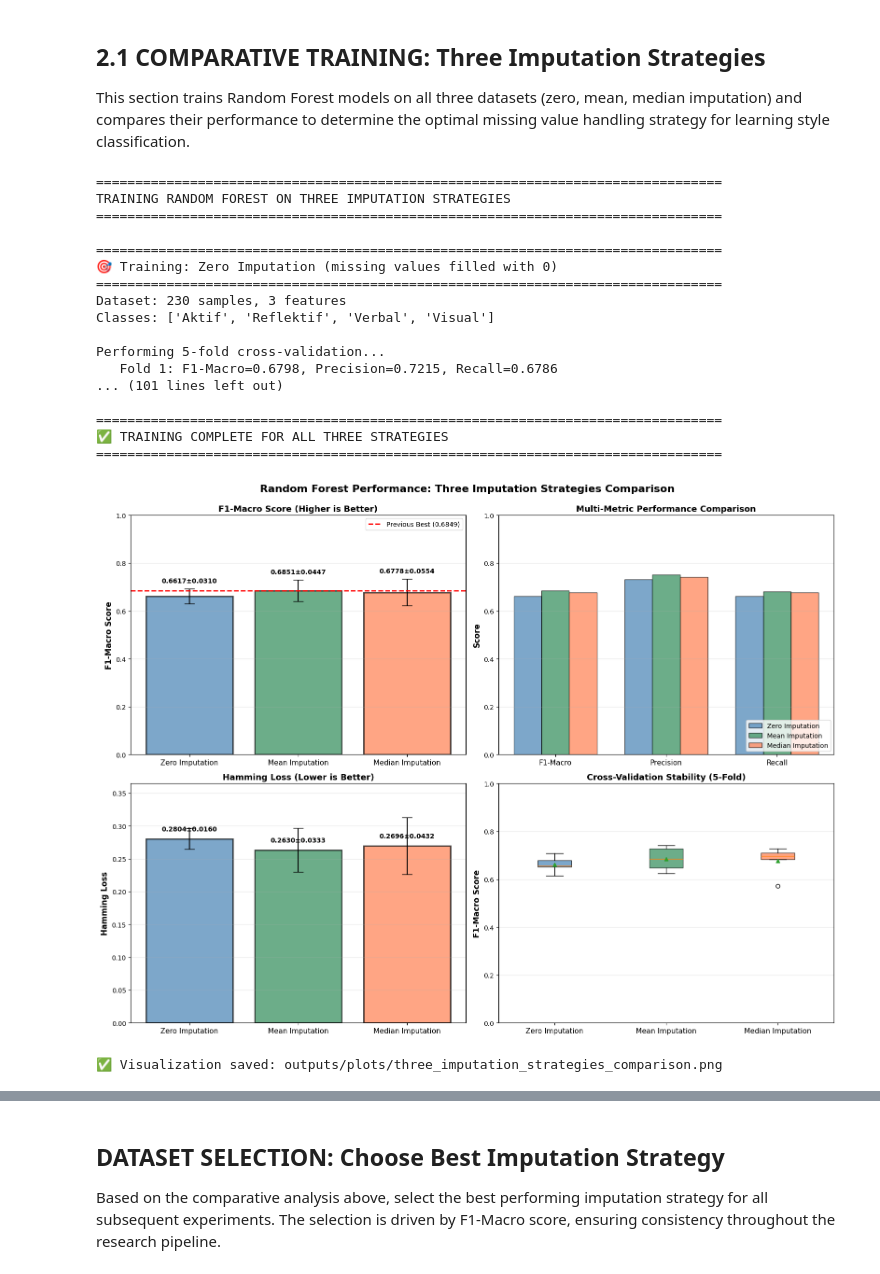
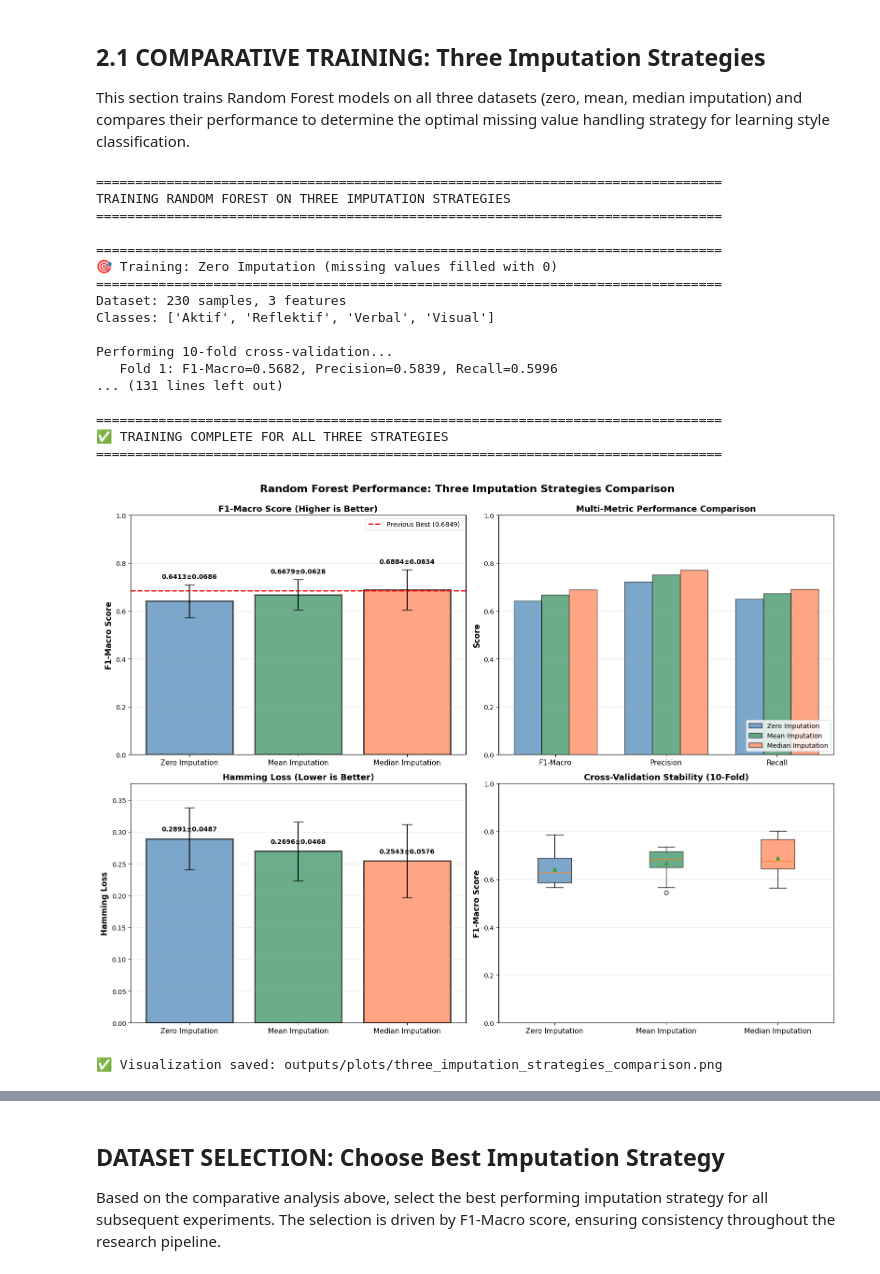
Before and after one commit to prasetyodidi/strudent-learning-activity-fslsm-classification, a Jupyter notebook: multi-label-classification-research-review.ipynb, the cells around one changed output, grey strips where cells are left out. Saved outputs shown, nothing was run; the diff lists cells and outputs as text; code cells hidden in the pictures.

```diff
--- a/multi-label-classification-research-review.ipynb
+++ b/multi-label-classification-research-review.ipynb
@@ -315,7 +315,7 @@ rf_params = {
 }
 
 # Cross-validation setup
-cv_splits = 5
+cv_splits = 10
 
 for strategy, data in datasets_dict.items():
     print(f"\n{'='*80}")
@@ -415,9 +415,9 @@ TRAINING RANDOM FOREST ON THREE IMPUTATION STRATEGIES
 Dataset: 230 samples, 3 features
 Classes: ['Aktif', 'Reflektif', 'Verbal', 'Visual']
 
-Performing 5-fold cross-validation...
-   Fold 1: F1-Macro=0.6798, Precision=0.7215, Recall=0.6786
-... (101 lines left out)
+Performing 10-fold cross-validation...
+   Fold 1: F1-Macro=0.5682, Precision=0.5839, Recall=0.5996
+... (131 lines left out)
 
 ================================================================================
 ✅ TRAINING COMPLETE FOR ALL THREE STRATEGIES
@@ -498,35 +498,35 @@ for bar, mean, std in zip(bars_hamming, hamming_means, hamming_stds):
     ax3.text(bar.get_x() + bar.get_width()/2., height + 0.01,
             f'{mean:.4f}±{std:.4f}', ha='center', va='bottom', fontsize=10, fontweight='bold')
 
 # 4. Cross-Validation Stability (Box Plot)
 ax4 = axes[1, 1]
 cv_data = [three_strategy_results[s]['cv_f1_scores'] for s in strategies_list]
 bp = ax4.boxplot(cv_data, labels=[n.split('(')[0].strip() for n in names],
                  patch_artist=True, showmeans=True)
 
 # Color the boxes
 for patch, color in zip(bp['boxes'], colors_list):
     patch.set_facecolor(color)
     patch.set_alpha(0.7)
 
 ax4.set_ylabel('F1-Macro Score', fontsize=12, fontweight='bold')
-ax4.set_title('Cross-Validation Stability (5-Fold)', fontsize=13, fontweight='bold')
+ax4.set_title('Cross-Validation Stability (10-Fold)', fontsize=13, fontweight='bold')
 ax4.set_ylim(0, 1)
 ax4.grid(True, alpha=0.3, axis='y')
 ax4.tick_params(axis='x', labelsize=11)
 
 plt.tight_layout()
 
 # Save with relative path (cross-platform compatible)
 import os
 os.makedirs('outputs/plots', exist_ok=True)
 plt.savefig('outputs/plots/three_imputation_strategies_comparison.png',
             dpi=300, bbox_inches='tight')
 plt.show()
 
 print("✅ Visualization saved: outputs/plots/three_imputation_strategies_comparison.png")
 # %% [output]
-[figure, old version]
+[figure, new version]
 ✅ Visualization saved: outputs/plots/three_imputation_strategies_comparison.png
 # %%
 # Summary and Recommendation: Best Imputation Strategy
```
Also changed, not shown: parts of 11 cells of this notebook.
